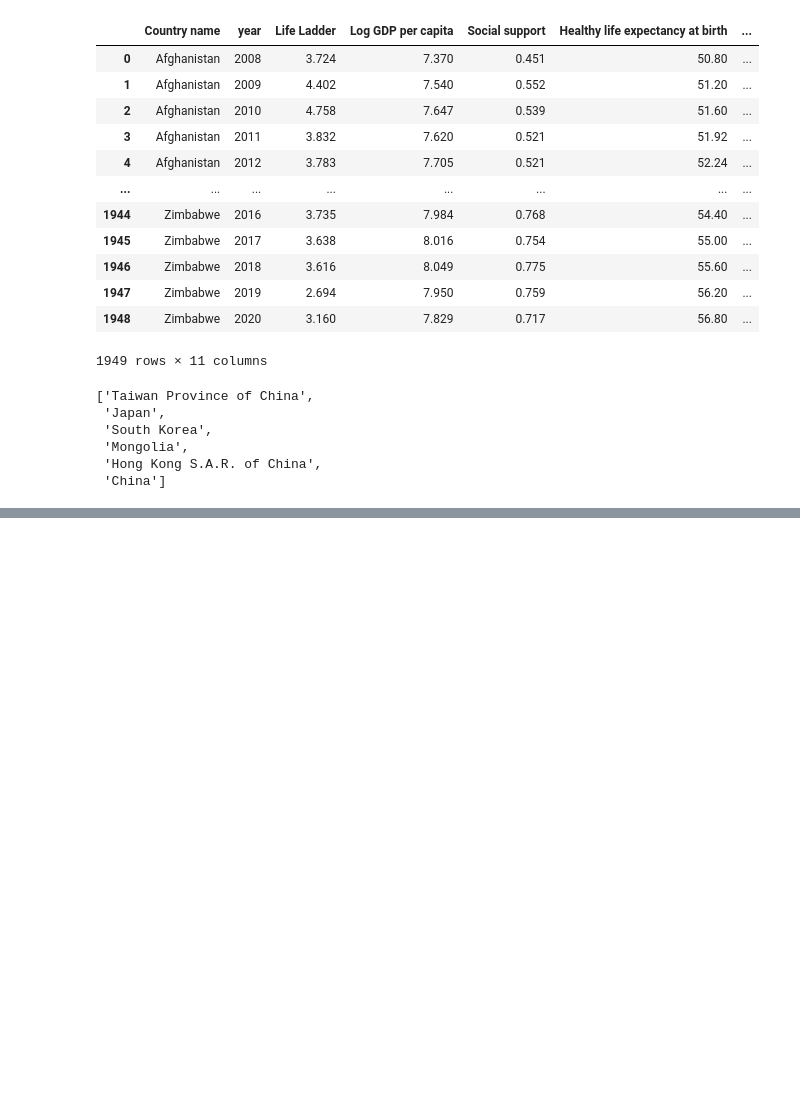
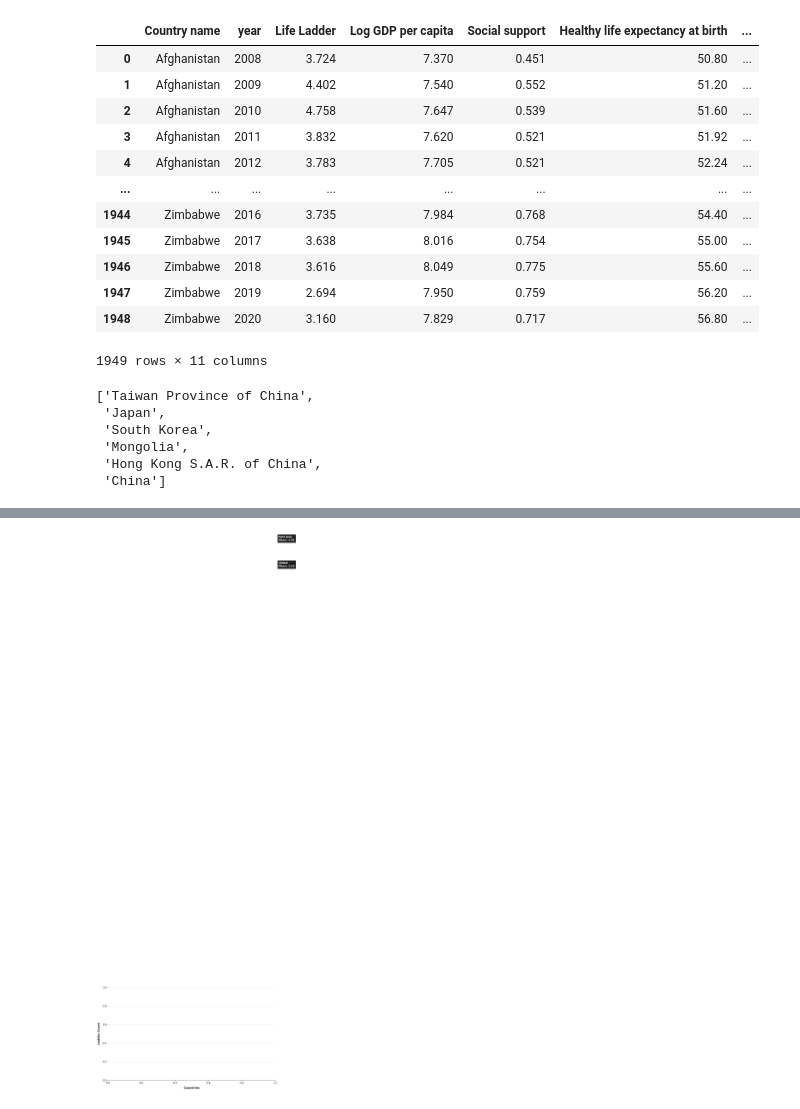
Before and after one commit to joeyfungsy/HongKong_Happiness, a Jupyter notebook: Hong Kong Happiness Report 2021.ipynb, the cells around one changed output, grey strips where cells are left out. Drawn from its saved outputs; the diff is of its cells as text; code cells hidden in the pictures; blank space fills up the shorter version.

```diff
--- a/Hong Kong Happiness Report 2021.ipynb
+++ b/Hong Kong Happiness Report 2021.ipynb
@@ -41,8 +41,7 @@ data_past
 1949 rows × 11 columns
 # %%
 ## List of Hong Kong's neightbor countries/provinces (East Asia)
-east_asia = data_21[data_21['Regional indicator'] == "East Asia"]['Country name'].to_list()
-east_asia
+east_asia = df_data_21[df_data_21['Regional indicator'] == "East Asia"]['Country name'].to_list()
 # %% [output]
 ['Taiwan Province of China',
  'Japan',
@@ -86,0 +138,56 @@ east_asia_bottom
+# %%
+mpl.rcParams['axes.spines.right'] = False
+mpl.rcParams['axes.spines.top'] = False
+mpl.rcParams['axes.spines.left'] = False
+mpl.rcParams['axes.titlecolor'] = colors_dark[0]
+mpl.rcParams['axes.labelcolor'] = colors_dark[0]
+
+# tick
+mpl.rcParams['xtick.color'] = colors_dark[0]
+mpl.rcParams['ytick.color'] = colors_dark[0]
+mpl.rcParams['xtick.labelsize'] = 12
+mpl.rcParams['ytick.labelsize'] = 12
+
+
+# legend
+mpl.rcParams['legend.edgecolor'] = "#1F1F1F"
+# %%
+# Pick the index we need for East Asia countries -- +1 because original index starts from 0
+east_asia_idx = list(df_east_asia.index + 1)
+
+# Graph setup -- mathplotlib
+fig, ax = plt.subplots(figsize=(14, 8)) # Create a frame of the graphs
+
+ax.grid(axis='y', alpha=0.3) # Create grid
+ax.set_axisbelow(True)
+
+ax.set_xlabel("Countries", fontsize=14, labelpad=10, fontweight='bold')
+ax.set_ylabel("Ladder Score", fontsize=14, labelpad=10, fontweight='bold')
+
+xmin, xmax = ax.get_xlim()
+ymin, ymax = ax.get_ylim()
+
+
+# Line for Global Mean
+data_21_mean_line = ax.text(
+                                s="Global\nMean: {:.2f}".format(data_21_mean_score),
+                                x=xmax*1.02,
+                                y=data_21_mean_score,
+                                backgroundcolor= '#1F1F1F',
+                                fontsize=12,
+                                fontweight='bold',
+                                color='white'
+)
+
+# Line for Mean - East Asian Countries
+east_asian_mean_line = ax.text(
+                                s="East Asia\nMean: {:.2f}".format(east_asia_mean_score),
+                                x=xmax*1.02,
+                                y=east_asia_mean_score,
+                                backgroundcolor= '#1F1F1F',
+                                fontsize=12,
+                                fontweight='bold',
+                                color='white'
+)
+# %% [output]
+[figure, added]
```
Also changed, not shown: parts of 16 cells of this notebook, 1 other file.
